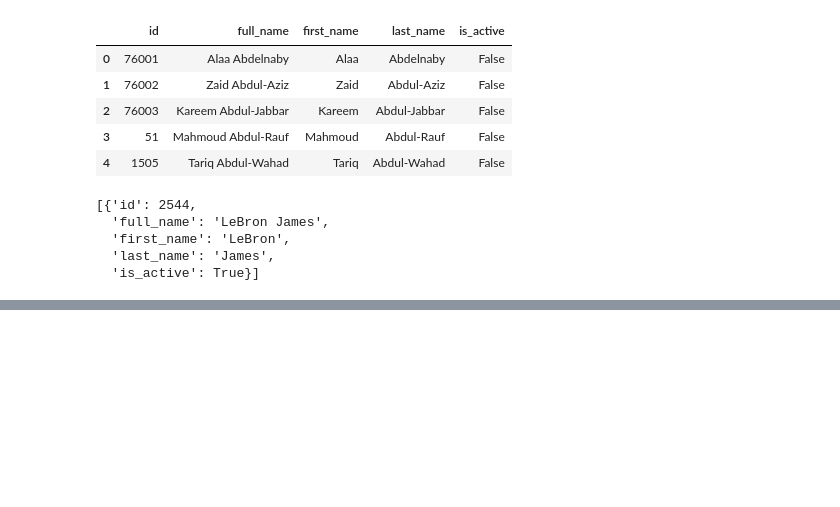
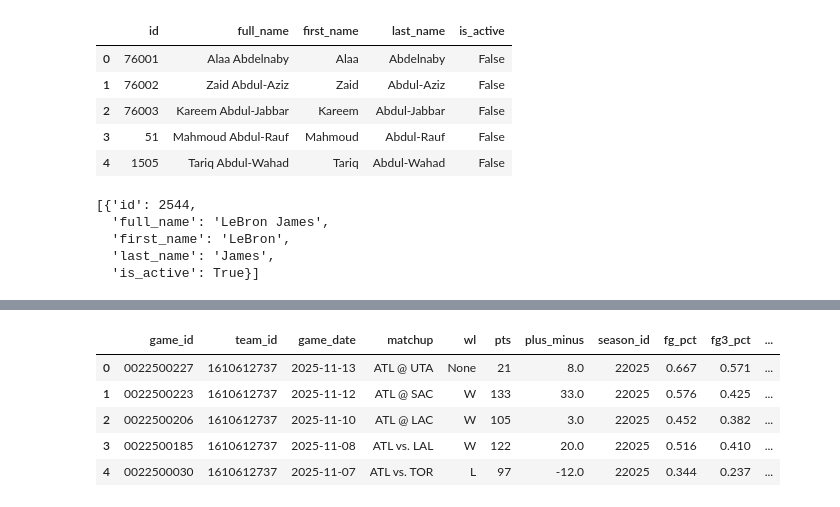
Before and after one commit to zack-sims413/just_vibing, a Jupyter notebook: nba_ball_knower/datasets/nba_api.ipynb, the cells around one changed output, grey strips where cells are left out. Cells and saved outputs as stored; diff of their text form; code cells hidden in the pictures; blank space fills up the shorter version.

Commit message:
committing exploratory notebook for api and supabase work

```diff
--- a/nba_ball_knower/datasets/nba_api.ipynb
+++ b/nba_ball_knower/datasets/nba_api.ipynb
@@ -66,3 +76,12 @@ teams_df.head()
 | 14 | 1610612751 | Brooklyn Nets | BKN | Nets | Brooklyn | New York | 1976 |
 | 29 | 1610612766 | Charlotte Hornets | CHA | Hornets | Charlotte | North Carolina | 1988 |
 | 4 | 1610612741 | Chicago Bulls | CHI | Bulls | Chicago | Illinois | 1966 |
+# %%
+def get_team_ids_df():
+    teams_list = static_teams.get_teams()
+    teams_df = pd.DataFrame(teams_list).sort_values("full_name")
+    teams_df.rename(columns={'id': 'team_id'}, inplace=True)
+    return teams_df
+# %%
+teams_df = get_team_ids_df()
+teams_df.head()
@@ -103,0 +178,7 @@ static_players.find_players_by_full_name("LeBron James")
+# %%
+team_games = []
+for t in teams_df['id']:
+    games_df = leaguegamefinder.LeagueGameFinder(team_id_nullable=t).get_data_frames()[0]
+    team_games.append(games_df)
+
+team_games_df = pd.concat(team_games)
@@ -103,0 +215,57 @@ static_players.find_players_by_full_name("LeBron James")
+# %%
+# Step 1: rename columns to match Supabase schema
+fact_team_games_df = team_games_df.rename(columns={
+    "SEASON_ID": "season_id",
+    "TEAM_ID": "team_id",
+    "GAME_ID": "game_id",
+    "GAME_DATE": "game_date",
+    "MATCHUP": "matchup",
+    "WL": "wl",
+    "PTS": "pts",
+    "FG_PCT": "fg_pct",
+    "FG3_PCT": "fg3_pct",
+    "FT_PCT": "ft_pct",
+    "REB": "reb",
+    "AST": "ast",
+    "STL": "stl",
+    "BLK": "blk",
+    "TOV": "tov",
+    "PLUS_MINUS": "plus_minus",
+})
+
+# Step 2: define the exact column order your Supabase table uses
+supabase_col_order = [
+    "game_id",
+    "team_id",
+    "game_date",
+    "matchup",
+    "wl",
+    "pts",
+    "plus_minus",
+    "season_id",
+    "fg_pct",
+    "fg3_pct",
+    "ft_pct",
+    "reb",
+    "ast",
+    "stl",
+    "blk",
+    "tov",
+]
+
+# Step 3: restrict to those columns and reorder
+fact_team_games_df = fact_team_games_df[supabase_col_order]
+
+# Step 4: convert dates to ISO format (Supabase/Postgres friendly)
+fact_team_games_df["game_date"] = (
+    fact_team_games_df["game_date"].astype("datetime64[ns]").dt.date
+)
+
+fact_team_games_df.head()
+# %% [output]
+|  | game_id | team_id | game_date | matchup | wl | pts | plus_minus | season_id | fg_pct | fg3_pct | ... |
+| 0 | 0022500227 | 1610612737 | 2025-11-13 | ATL @ UTA | None | 21 | 8.0 | 22025 | 0.667 | 0.571 | ... |
+| 1 | 0022500223 | 1610612737 | 2025-11-12 | ATL @ SAC | W | 133 | 33.0 | 22025 | 0.576 | 0.425 | ... |
+| 2 | 0022500206 | 1610612737 | 2025-11-10 | ATL @ LAC | W | 105 | 3.0 | 22025 | 0.452 | 0.382 | ... |
+| 3 | 0022500185 | 1610612737 | 2025-11-08 | ATL vs. LAL | W | 122 | 20.0 | 22025 | 0.516 | 0.410 | ... |
+| 4 | 0022500030 | 1610612737 | 2025-11-07 | ATL vs. TOR | L | 97 | -12.0 | 22025 | 0.344 | 0.237 | ... |
```
Also changed, not shown: parts of 30 cells of this notebook, 1 other file.
